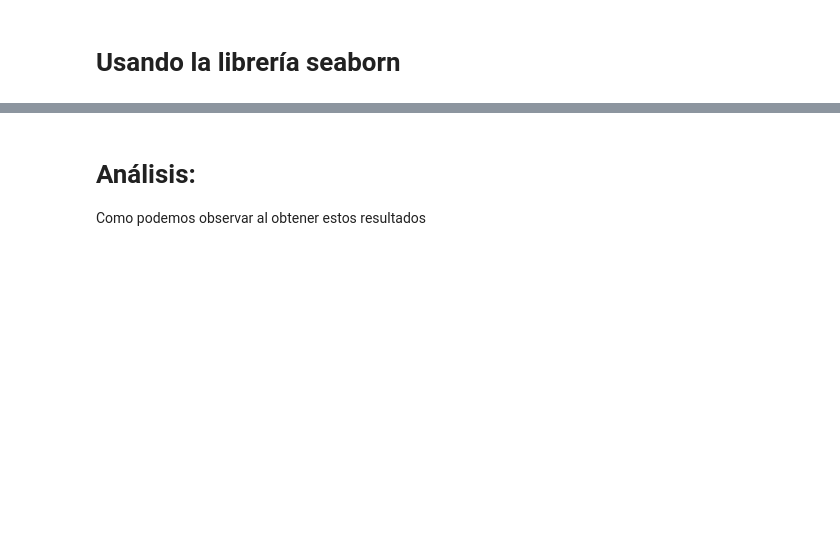
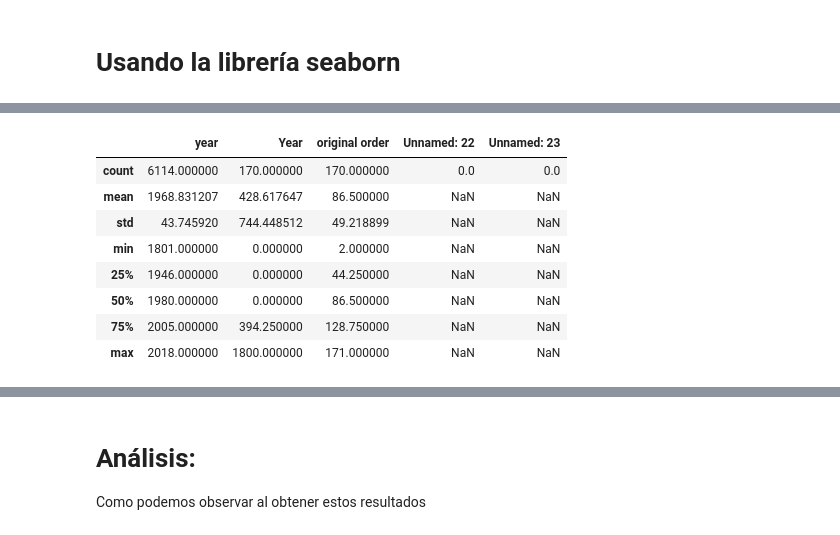
Before and after one commit to Adalab/DA-promoC-modulo-02-Marina-Lourdes-Ana, a Jupyter notebook: Visualizacion/03-Visualizacion_3.ipynb, the cells around one changed output, grey strips where cells are left out. Saved outputs shown, nothing was run; the diff lists cells and outputs as text; code cells hidden in the pictures; blank space fills up the shorter version.

```diff
--- a/Visualizacion/03-Visualizacion_3.ipynb
+++ b/Visualizacion/03-Visualizacion_3.ipynb
@@ -33,0 +42,12 @@ Os podrá salir una gráfica un poco fea, no os preocupeis, es lo que esperamos.
+# %%
+df.describe()
+# %% [output]
+|  | year | Year | original order | Unnamed: 22 | Unnamed: 23 |
+| count | 6114.000000 | 170.000000 | 170.000000 | 0.0 | 0.0 |
+| mean | 1968.831207 | 428.617647 | 86.500000 | NaN | NaN |
+| std | 43.745920 | 744.448512 | 49.218899 | NaN | NaN |
+| min | 1801.000000 | 0.000000 | 2.000000 | NaN | NaN |
+| 25% | 1946.000000 | 0.000000 | 44.250000 | NaN | NaN |
+| 50% | 1980.000000 | 0.000000 | 86.500000 | NaN | NaN |
+| 75% | 2005.000000 | 394.250000 | 128.750000 | NaN | NaN |
+| max | 2018.000000 | 1800.000000 | 171.000000 | NaN | NaN |
```
Also changed, not shown: parts of 8 cells of this notebook.
